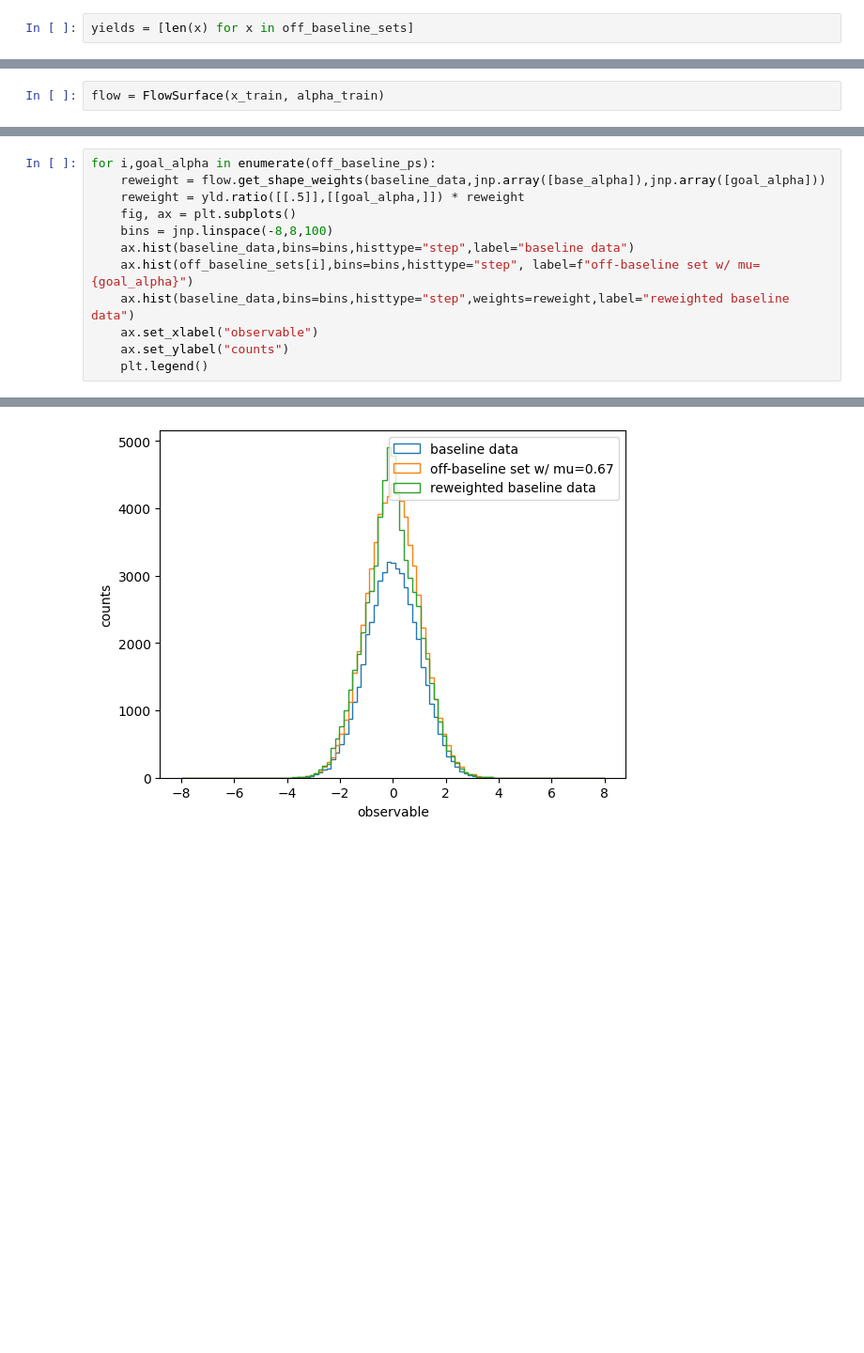
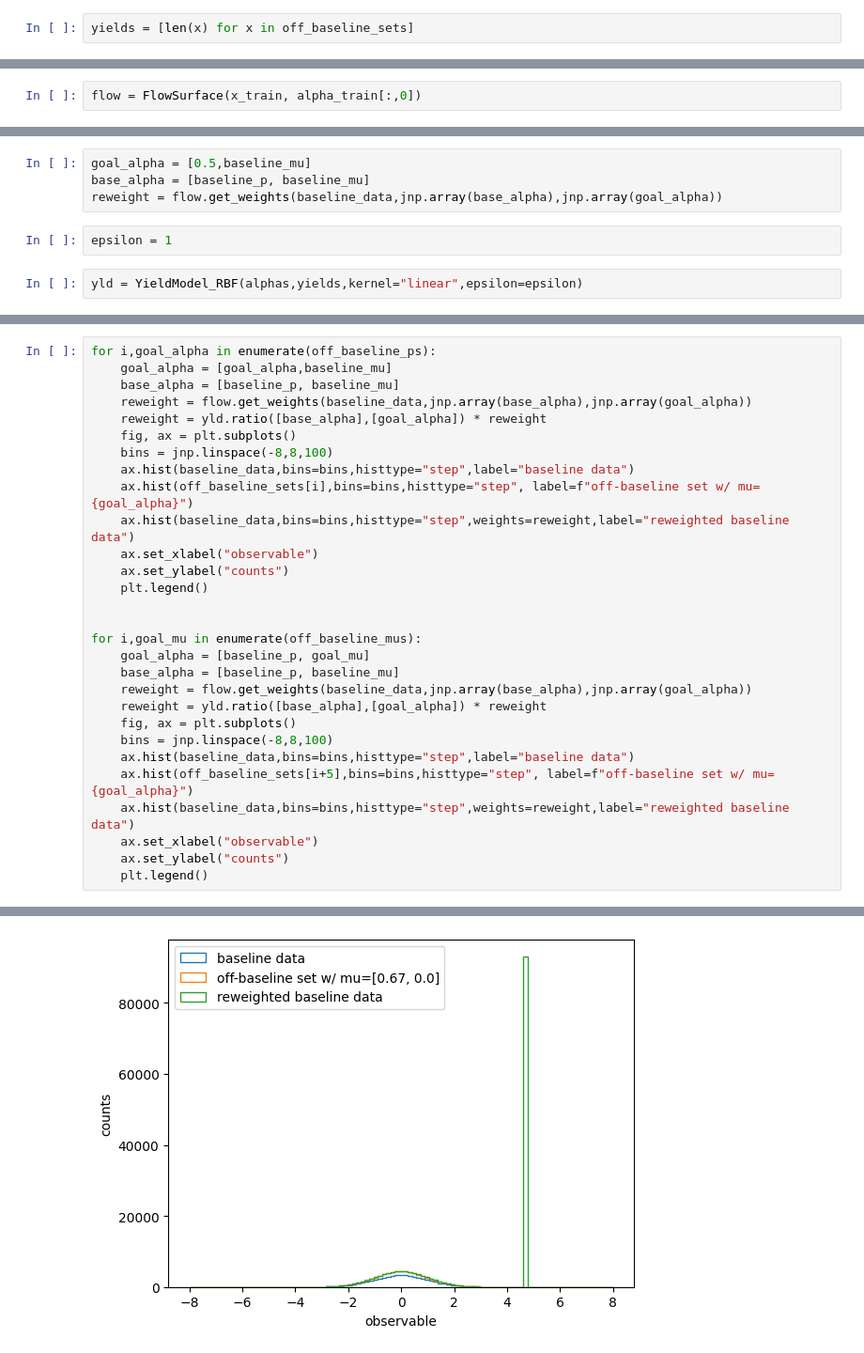
Before and after one commit to ojanik/FlowStorm, a Jupyter notebook: examples/discrete_norm_example.ipynb, the cells around one changed output, grey strips where cells are left out. Shown at 94% size. Saved outputs shown, nothing was run; the diff lists cells and outputs as text; blank space fills up the shorter version.

Commit message:
Expanded yield model

```diff
--- a/examples/discrete_norm_example.ipynb
+++ b/examples/discrete_norm_example.ipynb
@@ -50,2 +81,2 @@ yld = YieldModel_RBF(oba,yields)
 # %%
-flow = FlowSurface(x_train, alpha_train)
+flow = FlowSurface(x_train, alpha_train[:,0])
@@ -55,0 +89,8 @@ FrozenInstanceError: cannot assign to field 'flow'
+# %%
+goal_alpha = [0.5,baseline_mu]
+base_alpha = [baseline_p, baseline_mu]
+reweight = flow.get_weights(baseline_data,jnp.array(base_alpha),jnp.array(goal_alpha))
+# %%
+epsilon = 1
+# %%
+yld = YieldModel_RBF(alphas,yields,kernel="linear",epsilon=epsilon)
@@ -56,7 +101,9 @@ FrozenInstanceError: cannot assign to field 'flow'
 # %%
 for i,goal_alpha in enumerate(off_baseline_ps):
-    reweight = flow.get_shape_weights(baseline_data,jnp.array([base_alpha]),jnp.array([goal_alpha]))
-    reweight = yld.ratio([[.5]],[[goal_alpha,]]) * reweight
+    goal_alpha = [goal_alpha,baseline_mu]
+    base_alpha = [baseline_p, baseline_mu]
+    reweight = flow.get_weights(baseline_data,jnp.array(base_alpha),jnp.array(goal_alpha))
+    reweight = yld.ratio([base_alpha],[goal_alpha]) * reweight
     fig, ax = plt.subplots()
     bins = jnp.linspace(-8,8,100)
     ax.hist(baseline_data,bins=bins,histtype="step",label="baseline data")
@@ -65,4 +112,19 @@ for i,goal_alpha in enumerate(off_baseline_ps):
     ax.set_xlabel("observable")
     ax.set_ylabel("counts")
     plt.legend()
+
+
+for i,goal_mu in enumerate(off_baseline_mus):
+    goal_alpha = [baseline_p, goal_mu]
+    base_alpha = [baseline_p, baseline_mu]
+    reweight = flow.get_weights(baseline_data,jnp.array(base_alpha),jnp.array(goal_alpha))
+    reweight = yld.ratio([base_alpha],[goal_alpha]) * reweight
+    fig, ax = plt.subplots()
+    bins = jnp.linspace(-8,8,100)
+    ax.hist(baseline_data,bins=bins,histtype="step",label="baseline data")
+    ax.hist(off_baseline_sets[i+5],bins=bins,histtype="step", label=f"off-baseline set w/ mu={goal_alpha}")
+    ax.hist(baseline_data,bins=bins,histtype="step",weights=reweight,label="reweighted baseline data")
+    ax.set_xlabel("observable")
+    ax.set_ylabel("counts")
+    plt.legend()
 # %% [output]
@@ -72 +134 @@ for i,goal_alpha in enumerate(off_baseline_ps):
-[figure, old version]
+[figure, new version]
```
Also changed, not shown: parts of 25 cells of this notebook, 6 other files.
